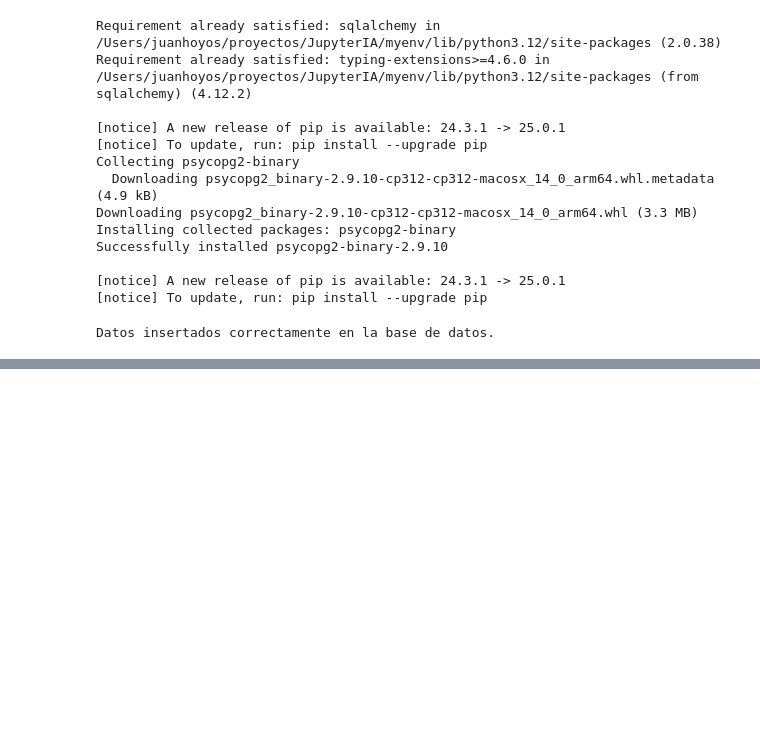
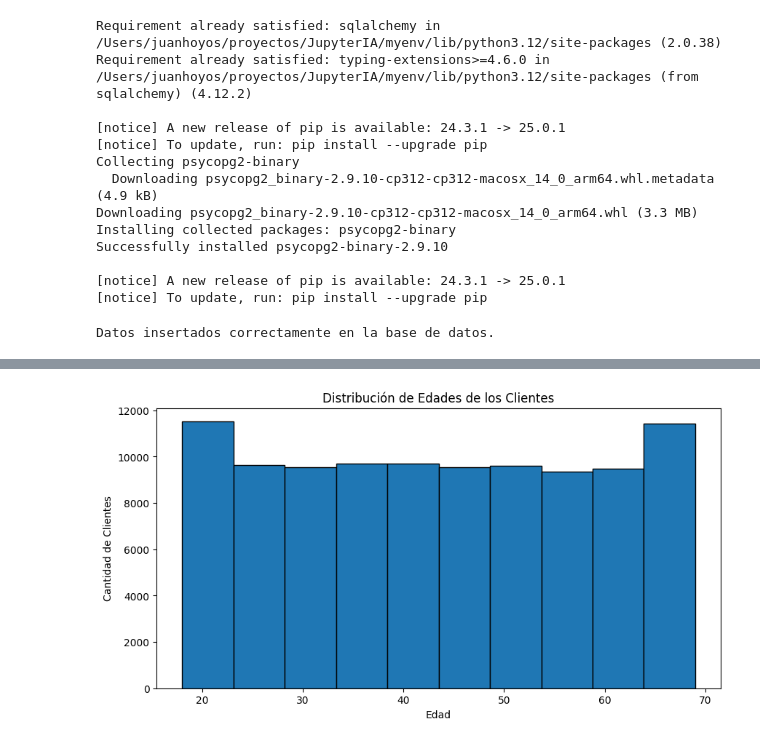
Before and after one commit to juanhcode/Customer-Shopping-Analytics, a Jupyter notebook: customerPandas.ipynb, the cells around one changed output, grey strips where cells are left out. Saved outputs shown, nothing was run; the diff lists cells and outputs as text; code cells hidden in the pictures; blank space fills up the shorter version.

```diff
--- a/customerPandas.ipynb
+++ b/customerPandas.ipynb
@@ -165,0 +233,14 @@ Datos insertados correctamente en la base de datos.
+# %%
+# 4. Distribución de edades de los clientes (histograma)
+df_edades = pd.read_sql("""
+    SELECT age FROM customer
+""", engine)
+
+plt.figure(figsize=(10,5))
+plt.hist(df_edades['age'], bins=10, edgecolor='black')
+plt.xlabel("Edad")
+plt.ylabel("Cantidad de Clientes")
+plt.title("Distribución de Edades de los Clientes")
+plt.show()
+# %% [output]
+[figure, added]
```
Also changed, not shown: parts of 7 cells of this notebook, 1 other file.
